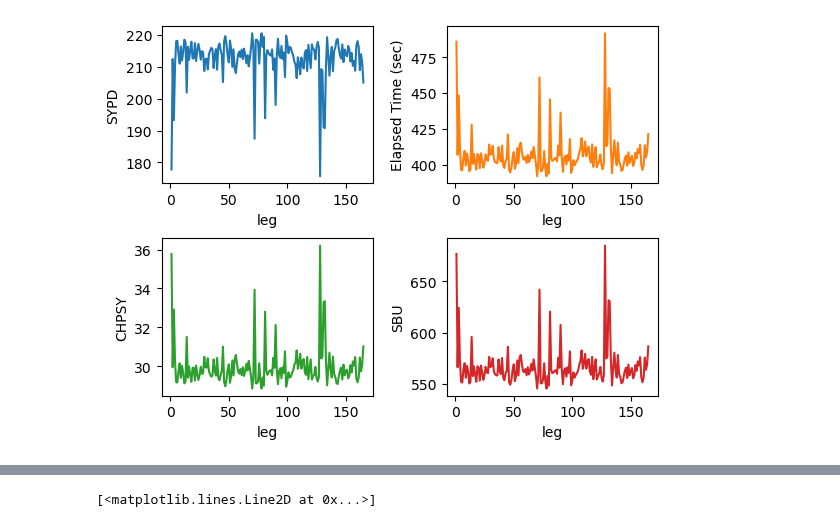
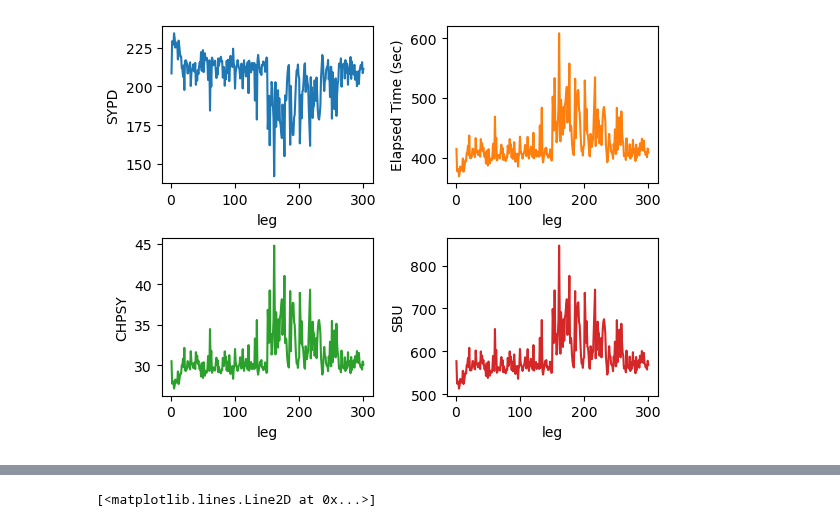
Before and after one commit to asozza/stece, a Jupyter notebook: lobs/test.ipynb, the cells around one changed output, grey strips where cells are left out. Saved outputs shown, nothing was run; the diff lists cells and outputs as text; code cells hidden in the pictures.

```diff
--- a/lobs/test.ipynb
+++ b/lobs/test.ipynb
@@ -11,4 +5,4 @@ import lobs_tools as lt
 # %%
-lt.multiplot_vs_time('lfr2', 0)
+lobs.multiplot_vs_time('lf01', 0)
 # %% [output]
-[figure, old version]
+[figure, new version]
```
Also changed, not shown: parts of 8 cells of this notebook, 1 other file.
